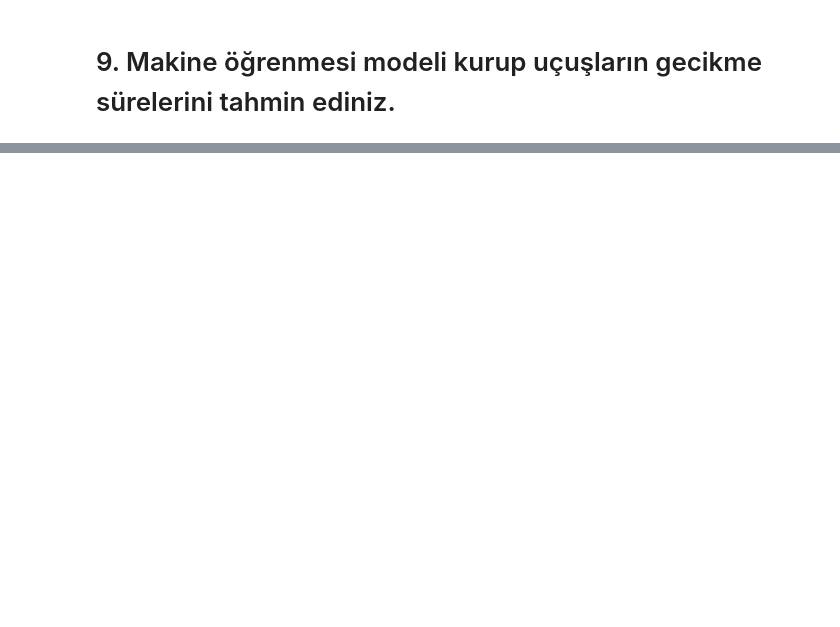
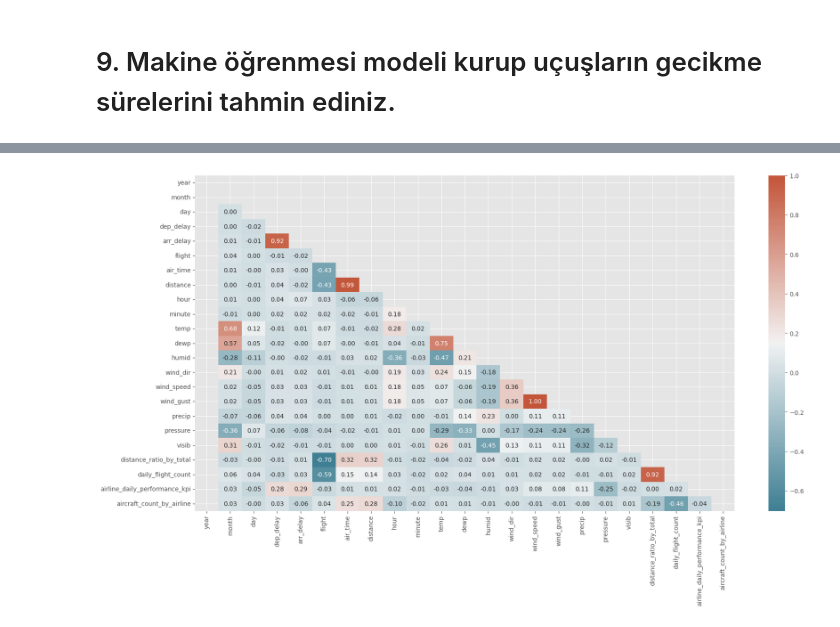
Before and after one commit to kntvrl/flights_project, a Jupyter notebook: project_notebook_ds.ipynb, the cells around one changed output, grey strips where cells are left out. Cells and saved outputs as stored; diff of their text form; code cells hidden in the pictures; blank space fills up the shorter version.

```diff
--- a/project_notebook_ds.ipynb
+++ b/project_notebook_ds.ipynb
@@ -1142,0 +1183,3 @@ _ = custom_barplot(routes,"route","dep_delay",sum)
+# %%
+airline_total_aircraft_count = df.groupby("airline")["tailnum"].nunique()
+df["aircraft_count_by_airline"] = df["airline"].map(airline_total_aircraft_count)
@@ -1144,0 +1212,5 @@ _ = custom_barplot(routes,"route","dep_delay",sum)
+# %%
+
+columns_to_be_remove = ["date_string","dep_delay_check","arr_delay_check","air_time_check","month_check","hour_check_dep","hour_check_sched"]
+df.drop(columns_to_be_remove, axis=1, inplace=True)
+df.columns
@@ -1144,0 +1246,11 @@ _ = custom_barplot(routes,"route","dep_delay",sum)
+# %%
+plt.figure(figsize=(20, 10))
+num_variables = df.select_dtypes(include=["float64","int64"])
+corr_df = num_variables.corr()
+mask = np.triu(np.ones_like(corr_df, dtype=bool))
+tri_df = corr_df.mask(mask)
+cmap = sns.diverging_palette(220, 20, as_cmap=True)
+sns.heatmap(tri_df,annot=True,fmt=".2f",cmap = cmap)
+plt.show()
+# %% [output]
+[figure, added]
```
Also changed, not shown: parts of 37 cells of this notebook.
